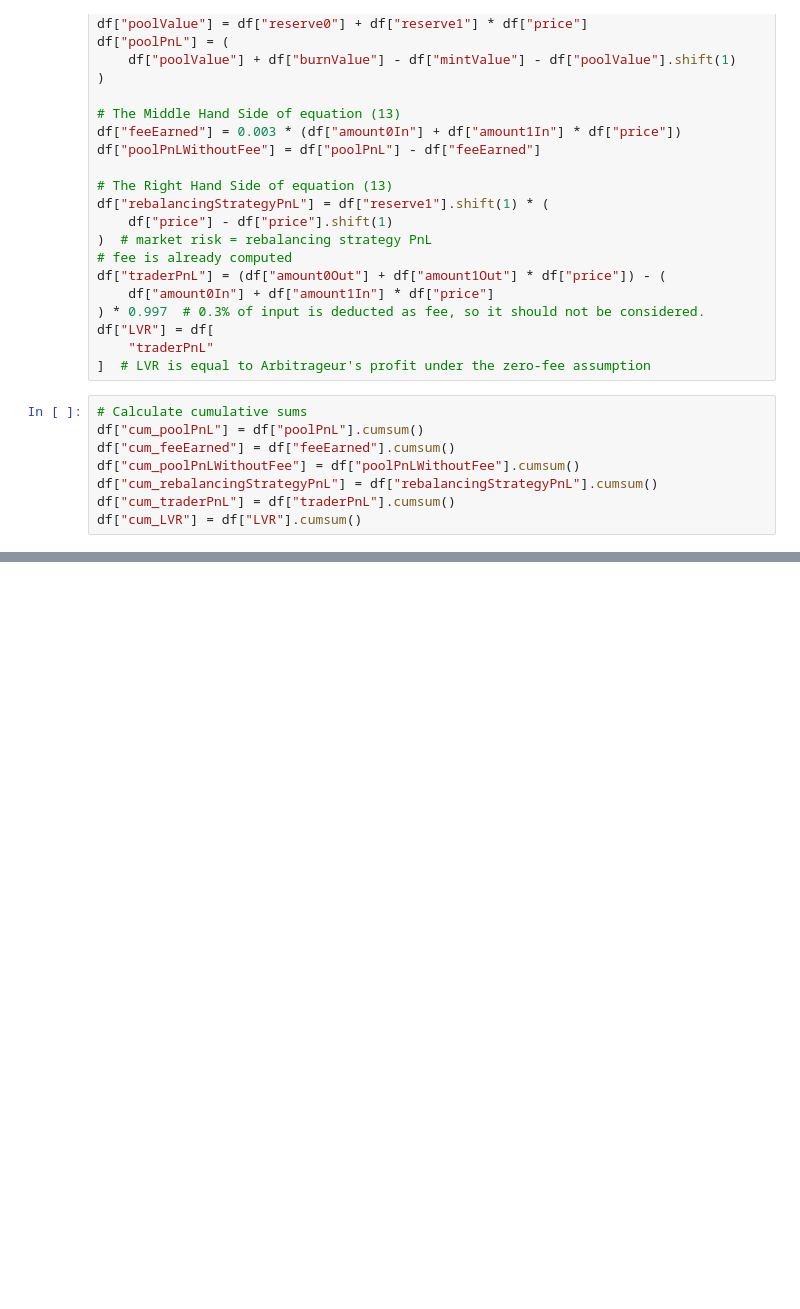
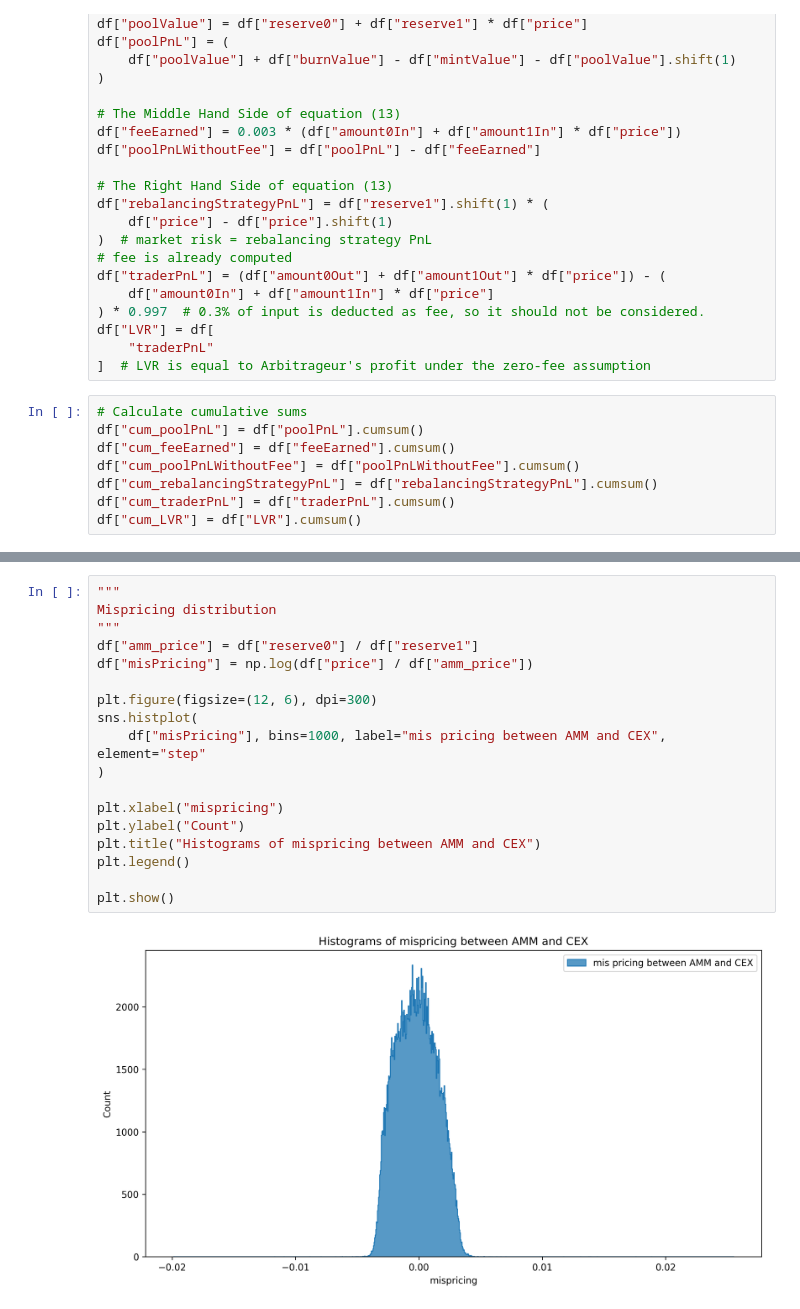
Before and after one commit to kosunghun317/orakle_amm, a Jupyter notebook: reproduce_MMRZ.ipynb, the cells around one changed output, grey strips where cells are left out. Saved outputs shown, nothing was run; the diff lists cells and outputs as text; blank space fills up the shorter version.

```diff
--- a/reproduce_MMRZ.ipynb
+++ b/reproduce_MMRZ.ipynb
@@ -198,0 +233,20 @@ More Pair: Meme coins (PEPE, SHIB, MEME, APE)
+# %%
+"""
+Mispricing distribution
+"""
+df["amm_price"] = df["reserve0"] / df["reserve1"]
+df["misPricing"] = np.log(df["price"] / df["amm_price"])
+
+plt.figure(figsize=(12, 6), dpi=300)
+sns.histplot(
+    df["misPricing"], bins=1000, label="mis pricing between AMM and CEX", element="step"
+)
+
+plt.xlabel("mispricing")
+plt.ylabel("Count")
+plt.title("Histograms of mispricing between AMM and CEX")
+plt.legend()
+
+plt.show()
+# %% [output]
+[figure, added]
```
Also changed, not shown: parts of 9 cells of this notebook, 1 other file.
